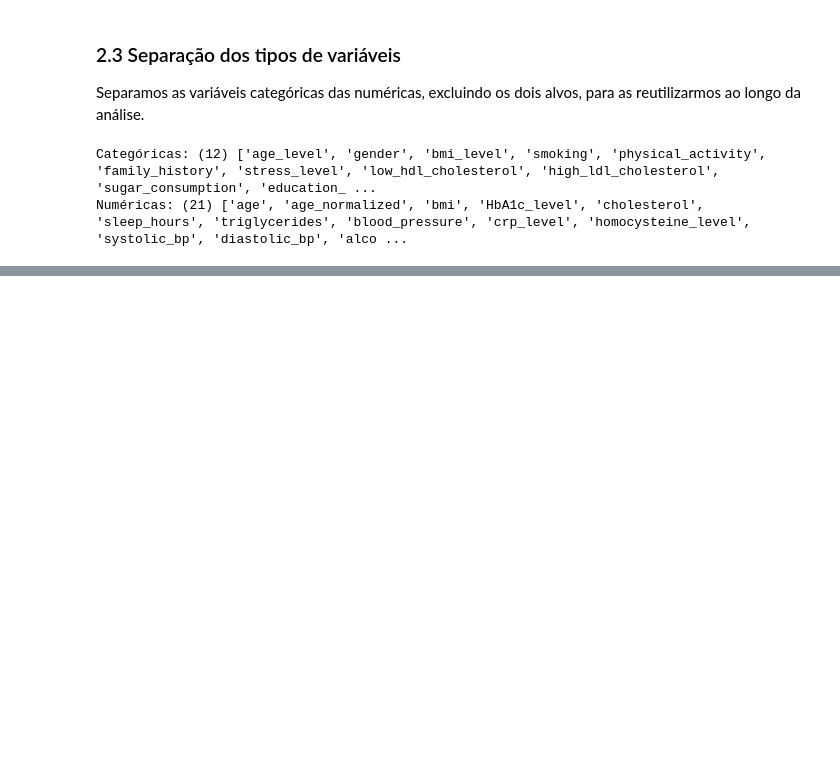
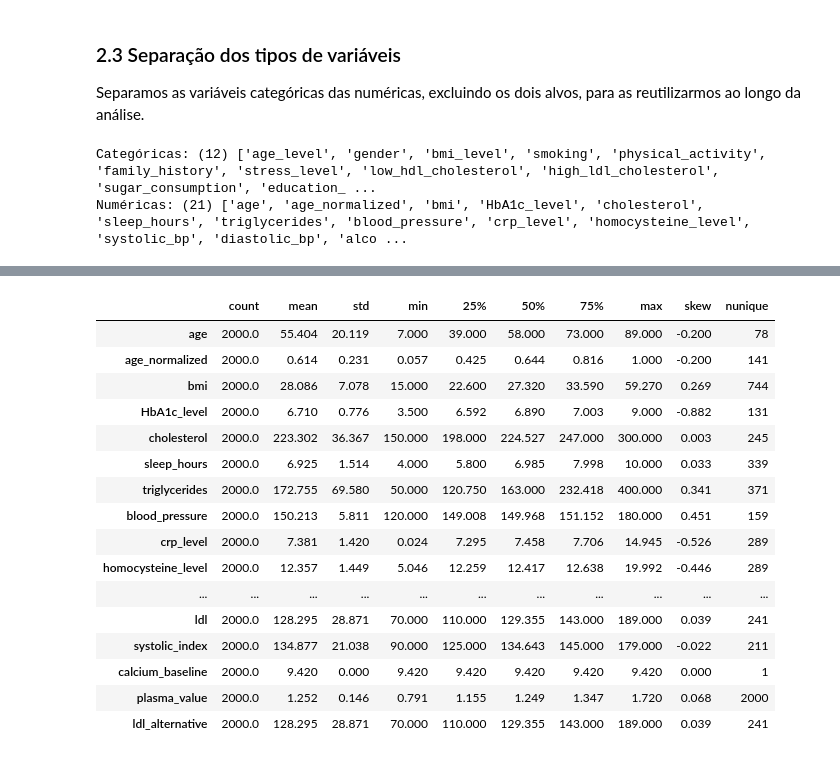
Before and after one commit to 1231478-Ellah-Fleischmann/APRAU-PROJETO, a Jupyter notebook: notebooks/APRAU_EFG_M1A_1231478_1230806.ipynb, the cells around one changed output, grey strips where cells are left out. Saved outputs shown, nothing was run; the diff lists cells and outputs as text; code cells hidden in the pictures; blank space fills up the shorter version.

```diff
--- a/notebooks/APRAU_EFG_M1A_1231478_1230806.ipynb
+++ b/notebooks/APRAU_EFG_M1A_1231478_1230806.ipynb
@@ -131,0 +136,23 @@ Numéricas: (21) ['age', 'age_normalized', 'bmi', 'HbA1c_level', 'cholesterol',
+# %%
+desc = df[num_cols].describe().T
+desc['skew'] = df[num_cols].skew()
+desc['nunique'] = df[num_cols].nunique()
+desc.round(3)
+# %% [output]
+|  | count | mean | std | min | 25% | 50% | 75% | max | skew | nunique |
+| age | 2000.0 | 55.404 | 20.119 | 7.000 | 39.000 | 58.000 | 73.000 | 89.000 | -0.200 | 78 |
+| age_normalized | 2000.0 | 0.614 | 0.231 | 0.057 | 0.425 | 0.644 | 0.816 | 1.000 | -0.200 | 141 |
+| bmi | 2000.0 | 28.086 | 7.078 | 15.000 | 22.600 | 27.320 | 33.590 | 59.270 | 0.269 | 744 |
+| HbA1c_level | 2000.0 | 6.710 | 0.776 | 3.500 | 6.592 | 6.890 | 7.003 | 9.000 | -0.882 | 131 |
+| cholesterol | 2000.0 | 223.302 | 36.367 | 150.000 | 198.000 | 224.527 | 247.000 | 300.000 | 0.003 | 245 |
+| sleep_hours | 2000.0 | 6.925 | 1.514 | 4.000 | 5.800 | 6.985 | 7.998 | 10.000 | 0.033 | 339 |
+| triglycerides | 2000.0 | 172.755 | 69.580 | 50.000 | 120.750 | 163.000 | 232.418 | 400.000 | 0.341 | 371 |
+| blood_pressure | 2000.0 | 150.213 | 5.811 | 120.000 | 149.008 | 149.968 | 151.152 | 180.000 | 0.451 | 159 |
+| crp_level | 2000.0 | 7.381 | 1.420 | 0.024 | 7.295 | 7.458 | 7.706 | 14.945 | -0.526 | 289 |
+| homocysteine_level | 2000.0 | 12.357 | 1.449 | 5.046 | 12.259 | 12.417 | 12.638 | 19.992 | -0.446 | 289 |
+| ... | ... | ... | ... | ... | ... | ... | ... | ... | ... | ... |
+| ldl | 2000.0 | 128.295 | 28.871 | 70.000 | 110.000 | 129.355 | 143.000 | 189.000 | 0.039 | 241 |
+| systolic_index | 2000.0 | 134.877 | 21.038 | 90.000 | 125.000 | 134.643 | 145.000 | 179.000 | -0.022 | 211 |
+| calcium_baseline | 2000.0 | 9.420 | 0.000 | 9.420 | 9.420 | 9.420 | 9.420 | 9.420 | 0.000 | 1 |
+| plasma_value | 2000.0 | 1.252 | 0.146 | 0.791 | 1.155 | 1.249 | 1.347 | 1.720 | 0.068 | 2000 |
+| ldl_alternative | 2000.0 | 128.295 | 28.871 | 70.000 | 110.000 | 129.355 | 143.000 | 189.000 | 0.039 | 241 |
```
Also changed, not shown: parts of 11 cells of this notebook.
